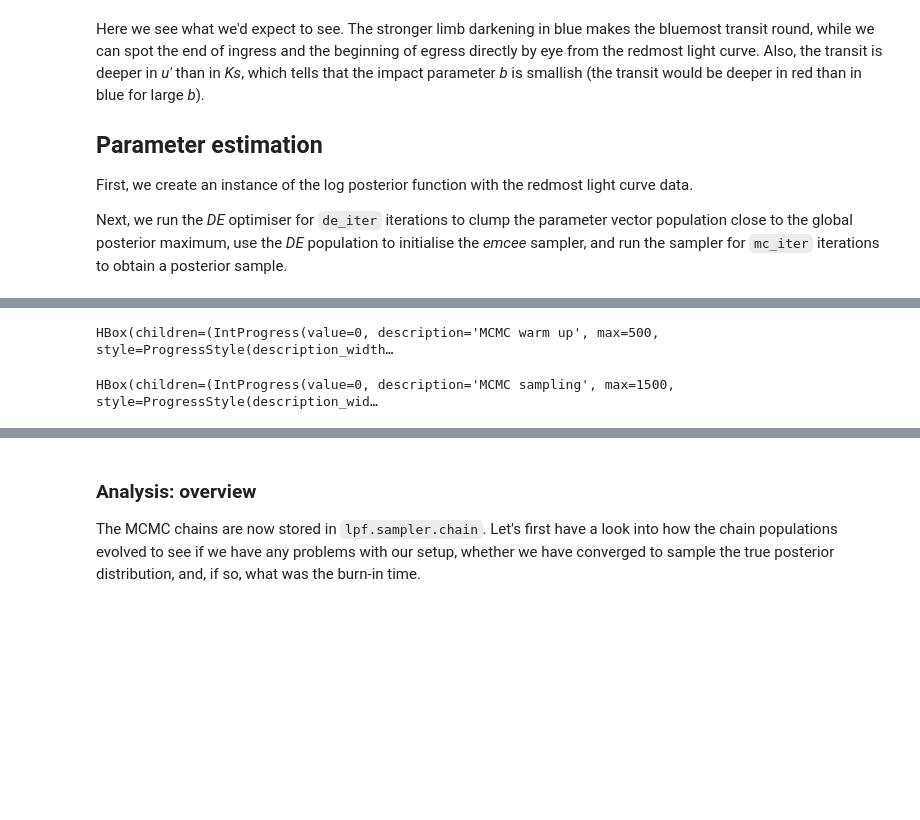
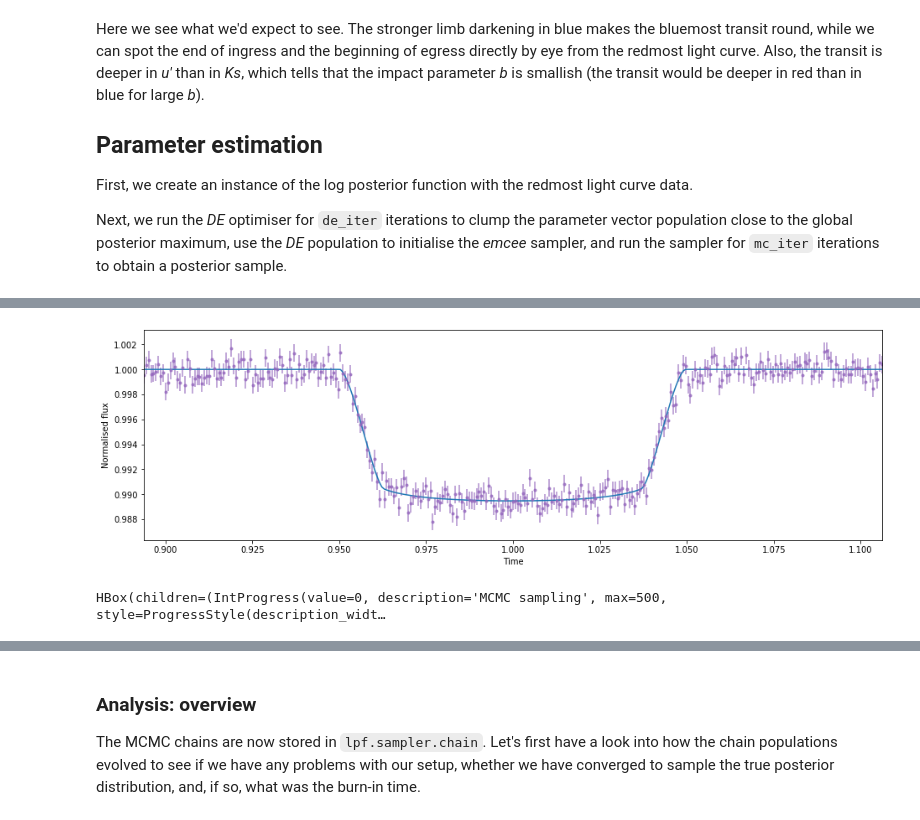
Before and after one commit to hpparvi/PyTransit, a Jupyter notebook: notebooks/01_broadband_parameter_estimation.ipynb, the cells around one changed output, grey strips where cells are left out. Cells and saved outputs as stored; diff of their text form; code cells hidden in the pictures; blank space fills up the shorter version.

```diff
--- a/notebooks/01_broadband_parameter_estimation.ipynb
+++ b/notebooks/01_broadband_parameter_estimation.ipynb
@@ -288,6 +310,9 @@ HBox(children=(IntProgress(value=0, description='Optimisation', max=200, style=P
+# %%
+lpf.plot_light_curve();
+# %% [output]
+[figure, added]
 # %%
-lpf.sample(mc_burn, thin=thin, label='MCMC warm up')
-lpf.sample(mc_iter, thin=thin, reset=True, label='MCMC sampling')
+for i in range(mc_reps):
+    lpf.sample(mc_iter, thin=thin, reset=True, label='MCMC sampling')
 # %% [output]
-HBox(children=(IntProgress(value=0, description='MCMC warm up', max=500, style=ProgressStyle(description_width…
+HBox(children=(IntProgress(value=0, description='MCMC sampling', max=500, style=ProgressStyle(description_widt…
-HBox(children=(IntProgress(value=0, description='MCMC sampling', max=1500, style=ProgressStyle(description_wid…
```
Also changed, not shown: parts of 15 cells of this notebook.
